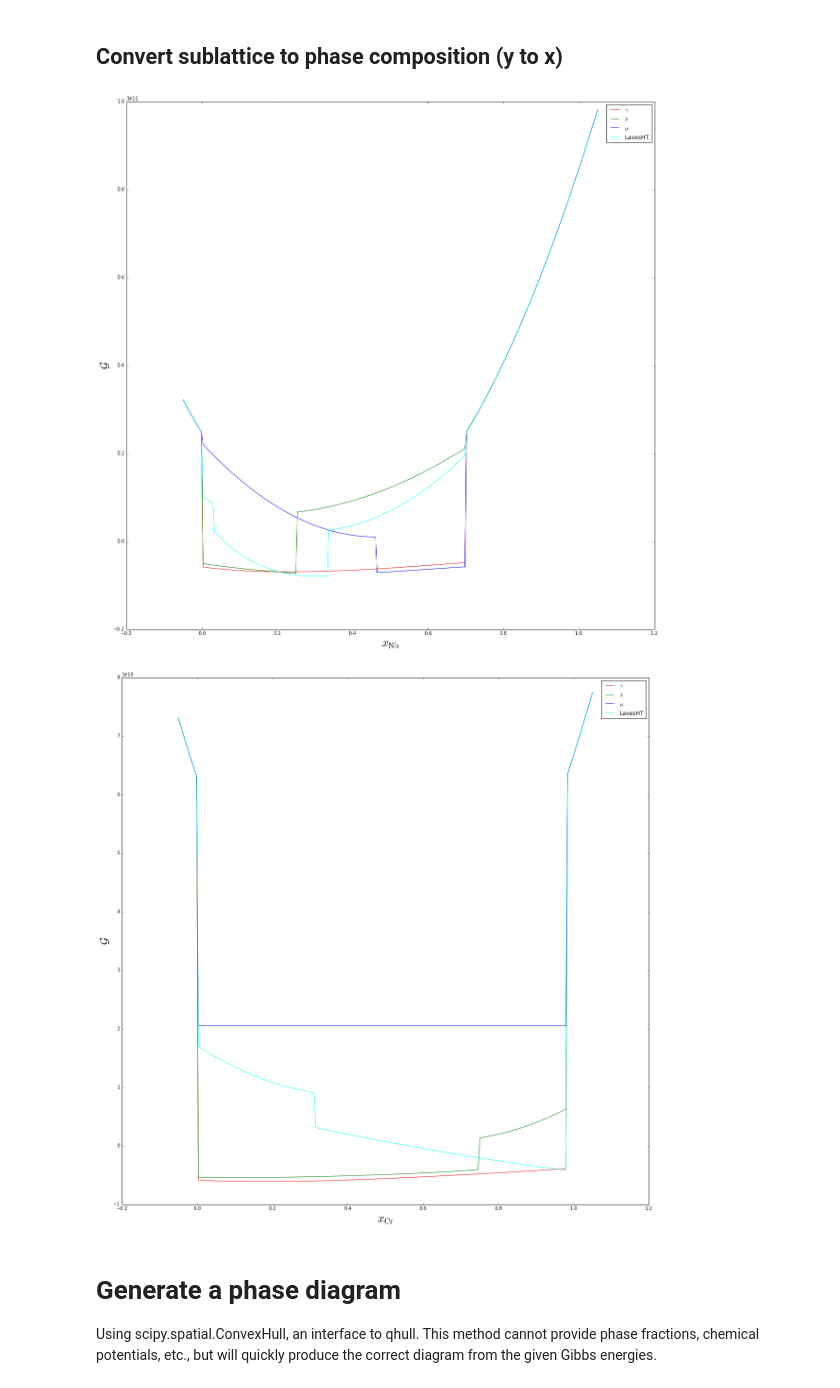
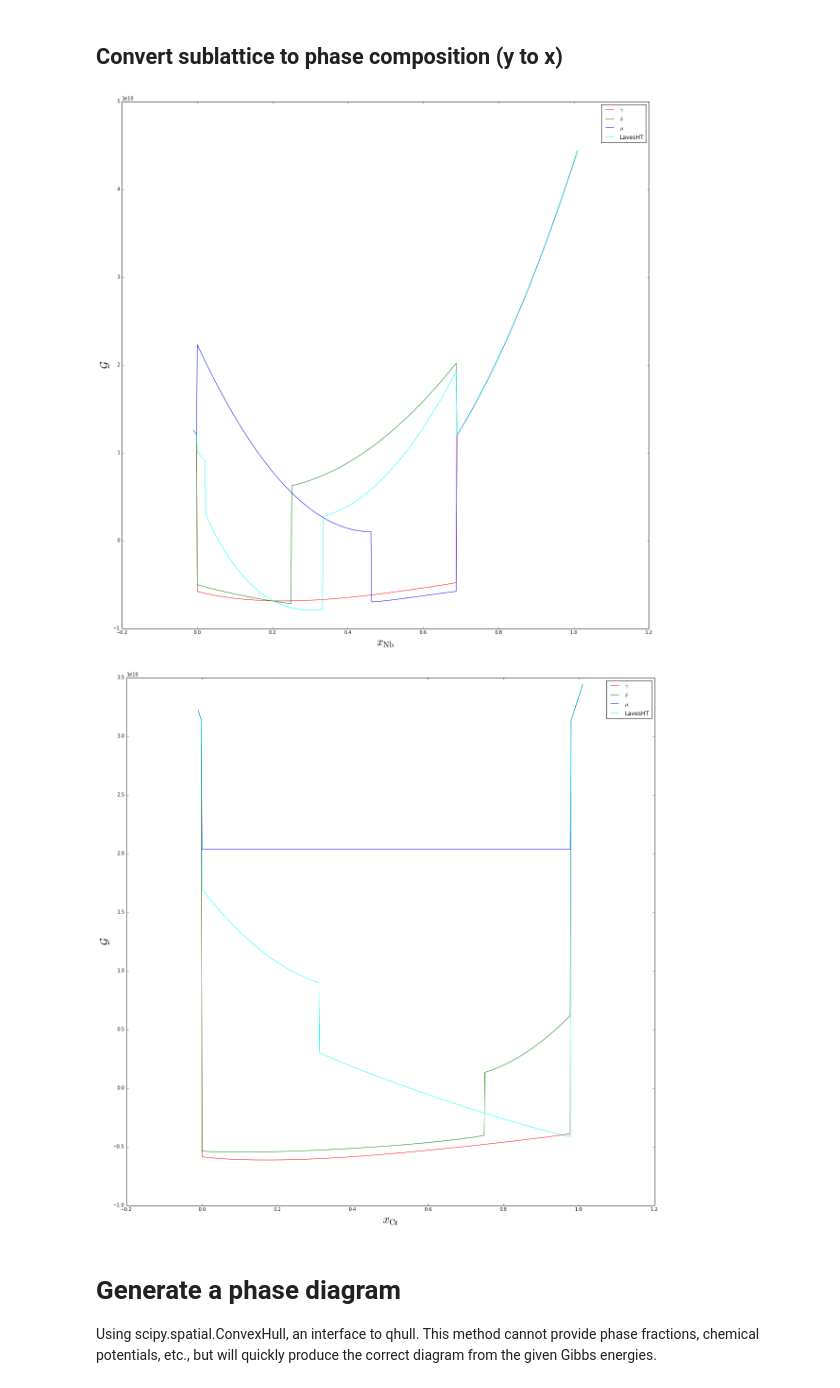
Before and after one commit to usnistgov/phasefield-precipitate-aging, a Jupyter notebook: CALPHAD_qhull.ipynb, the cells around one changed output. Drawn from its saved outputs; the diff is of its cells as text; code cells hidden in the pictures.

```diff
--- a/CALPHAD_qhull.ipynb
+++ b/CALPHAD_qhull.ipynb
@@ -76,7 +76,7 @@ RT = 8.3144598*temp # J/mol/K
 Vm = 1.0e-5 # mol/m^3
 inVm = 1.0 / Vm # m^3/mol
 errslope = 5.0e5 # J/(mol/mol)m curvature of parabola outside phase-specific domain
-madslope = 1.0e6 # J/(mol/mol)m curvature of parabola outside [0,1]
+madslope = 5.0e5 # J/(mol/mol)m curvature of parabola outside [0,1]
 
 # Let's avoid integer arithmetic in fractions.
 fr13by7 = 13.0/7
@@ -290,11 +290,11 @@ colors = ['red', 'green', 'blue', 'cyan', 'magenta', 'yellow', 'green', 'blue',
 
 # plot Gibbs energy curves for fixed x_Cr = 30% to check mu stability
 if True:
-    xcr = 0.30
+    xcr = 0.3115
     X = []
     G = [[], [], [], [], [], [], [], [], [], []]
 
-    for xnb in np.linspace(-0.05+epsilon,1.05,251):
+    for xnb in np.linspace(-0.01+epsilon,1.01,501):
         xni = 1-xcr-xnb
         #if xni>0:
         X.append(xnb)
@@ -312,33 +312,33 @@ if True:
         plt.plot(X, G[i], color=colors[i], label=labels[i])
     plt.legend(loc='best')
 # %% [output]
-[figure, old version]
+[figure, new version]
 # %%
 # plot Gibbs energy curves for fixed x_Nb = 2% to check delta stability
 if True:
-    xnb = 0.02
+    xnb = 0.02169
     X = []
     G = [[], [], [], [], [], [], [], [], [], []]
 
-    for xcr in np.linspace(-0.05+epsilon,1.05,251):
+    for xcr in np.linspace(-0.01+epsilon,1.01,501):
         xni = 1-xcr-xnb
         #if xni>0:
         X.append(xcr)
         G[0].append(g_gamma.subs({GAMMA_XCR: xcr, GAMMA_XNB: xnb, GAMMA_XNI: xni}))
         G[1].append(g_delta.subs({DELTA_XCR: xcr, DELTA_XNB: xnb}))
         G[2].append(g_mu.subs({MU_XCR: xcr, MU_XNB: xnb, MU_XNI: xni}))
         G[3].append(g_lavesHT.subs({LAVES_XNB: xnb, LAVES_XNI: xni}))
 
     plt.figure(figsize=(20, 20))
     plt.xlabel(r'$x_\mathrm{Cr}$', fontsize=24)
     plt.ylabel(r'$\mathcal{G}$', fontsize=24)
     #plt.ylim([-1,1])
 #     for i in range(len(labels)):
     for i in range(4):
         plt.plot(X, G[i], color=colors[i], label=labels[i])
     plt.legend(loc='best')
 # %% [output]
-[figure, old version]
+[figure, new version]
 # %% [markdown]
 # Generate a phase diagram
 Using scipy.spatial.ConvexHull, an interface to qhull. This method cannot provide phase fractions, chemical potentials, etc., but will quickly produce the correct diagram from the given Gibbs energies.
```
Also changed, not shown: parts of 3 cells of this notebook, 3 other files.
